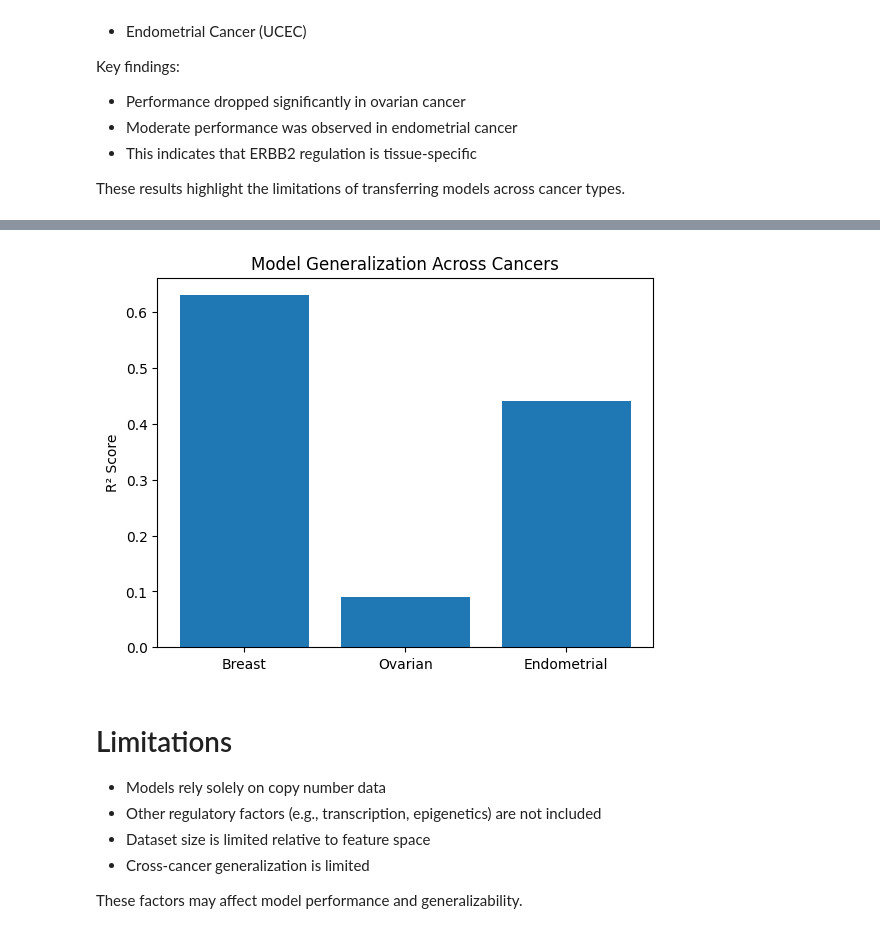
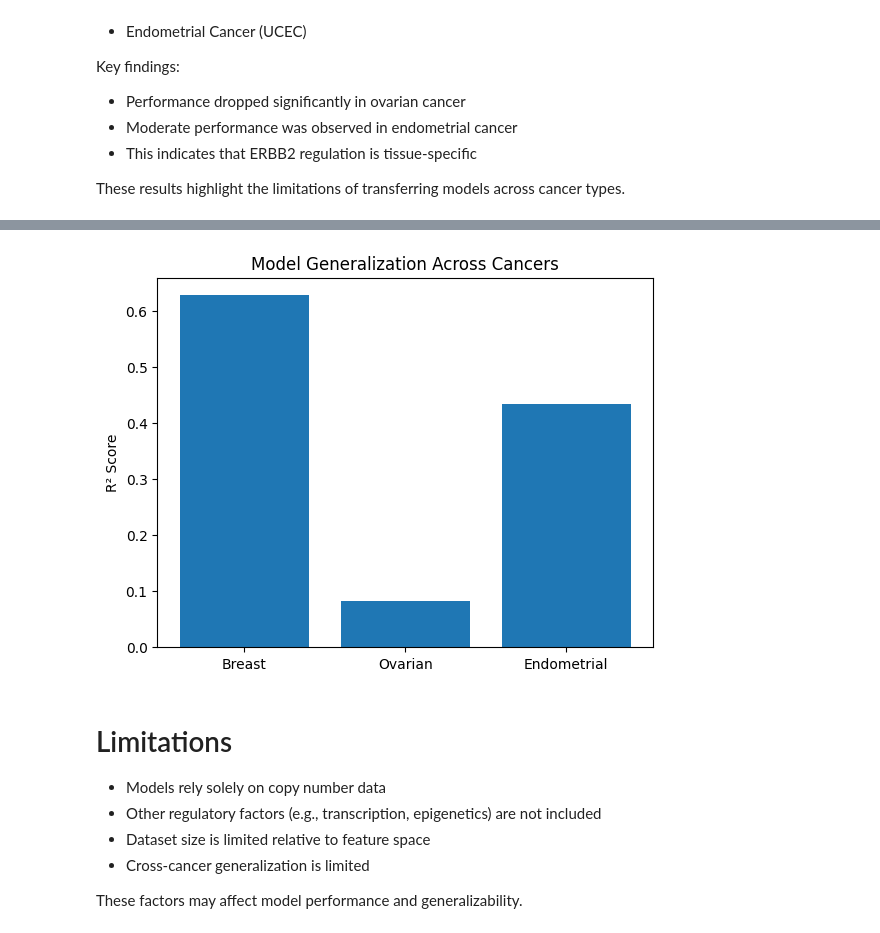
Before and after one commit to egcalles7/DATA-780-Final-Project-Repo, a Jupyter notebook: Data780_Final_Project.ipynb, the cells around one changed output, grey strips where cells are left out. Cells and saved outputs as stored; diff of their text form; code cells hidden in the pictures.

```diff
--- a/Data780_Final_Project.ipynb
+++ b/Data780_Final_Project.ipynb
@@ -581,13 +588,13 @@ display(results_test)
 # %%
 datasets = ["Breast", "Ovarian", "Endometrial"]
-r2 = [0.63, 0.09, 0.44]
+r2 = [0.628, 0.082, 0.434]
 
 plt.bar(datasets, r2)
 plt.title("Model Generalization Across Cancers")
 plt.ylabel("R² Score")
 plt.show()
 # %% [output]
-[figure, old version]
+[figure, new version]
 # %% [markdown]
 #  Limitations
 
```
Also changed, not shown: parts of 13 cells of this notebook, 1 other file.
